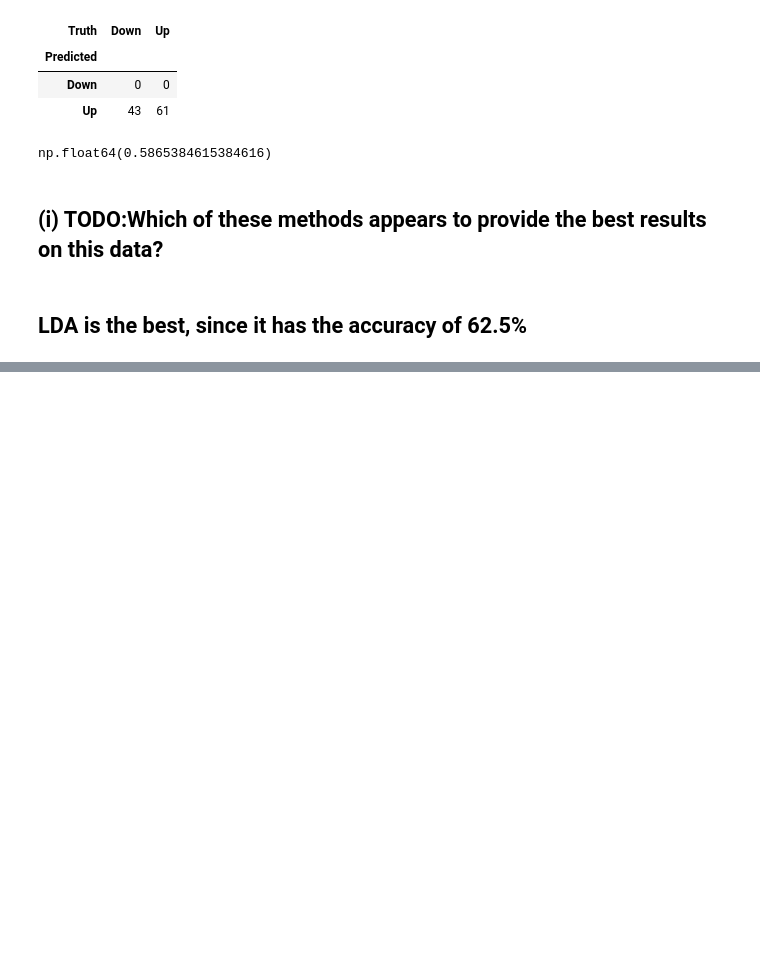
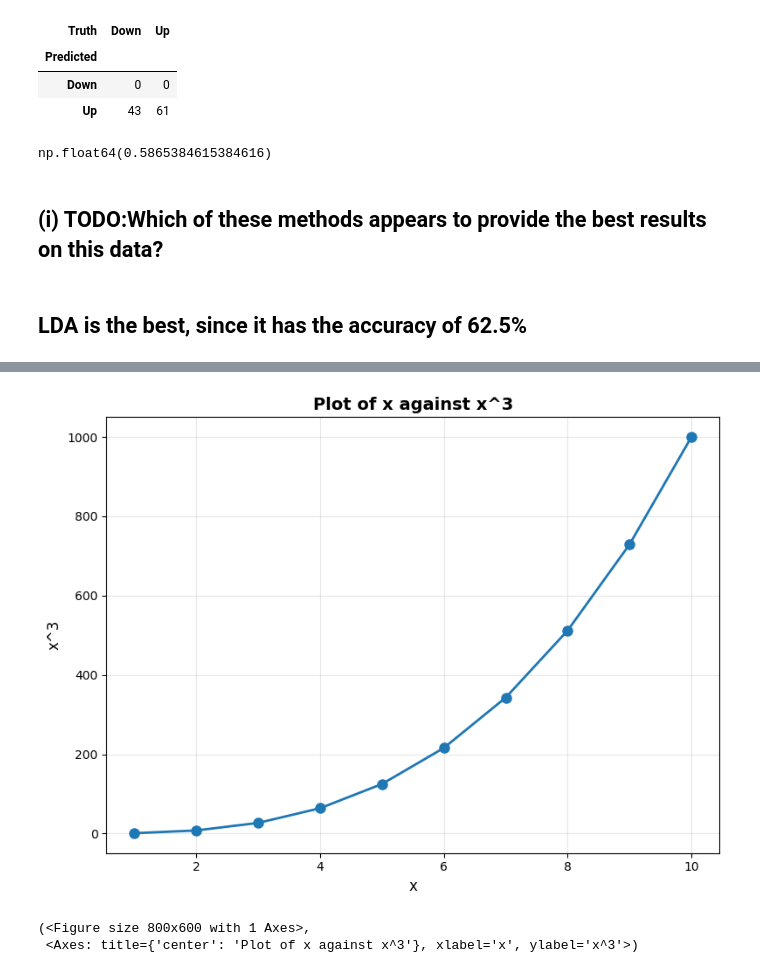
Before and after one commit to AshfordLee/Stanford_CS189, a Jupyter notebook: ISL_python/Ch4/Exercises4.ipynb, the cells around one changed output, grey strips where cells are left out. Cells and saved outputs as stored; diff of their text form; code cells hidden in the pictures; blank space fills up the shorter version.

```diff
--- a/ISL_python/Ch4/Exercises4.ipynb
+++ b/ISL_python/Ch4/Exercises4.ipynb
@@ -295,0 +718,49 @@ np.float64(0.5865384615384616)
+# %%
+def PlotPower(x, a):
+    """
+    Create a plot of x against x**a.
+
+    Parameters:
+    -----------
+    x : array-like
+        Sequence of x values
+    a : float
+        Power value
+
+    Returns:
+    --------
+    fig, ax : matplotlib figure and axes objects
+    """
+    import matplotlib.pyplot as plt
+    import numpy as np
+
+    # Convert x to numpy array if it isn't already
+    x = np.array(x)
+
+    # Calculate y = x**a
+    y = x**a
+
+    # Create the plot
+    fig, ax = subplots(figsize=(8, 6))
+
+    # Plot x against x**a
+    ax.plot(x, y, marker='o', linewidth=2, markersize=8)
+
+    # Set labels and title
+    ax.set_xlabel('x', fontsize=12)
+    ax.set_ylabel(f'x^{a}', fontsize=12)
+    ax.set_title(f'Plot of x against x^{a}', fontsize=14, fontweight='bold')
+
+    # Add grid
+    ax.grid(True, alpha=0.3)
+
+    plt.tight_layout()
+    plt.show()
+
+    return fig, ax
+# %%
+PlotPower(np.arange(1, 11), 3)
+# %% [output]
+[figure, added]
+(<Figure size 800x600 with 1 Axes>,
+ <Axes: title={'center': 'Plot of x against x^3'}, xlabel='x', ylabel='x^3'>)
```
Also changed, not shown: parts of 59 cells of this notebook.
